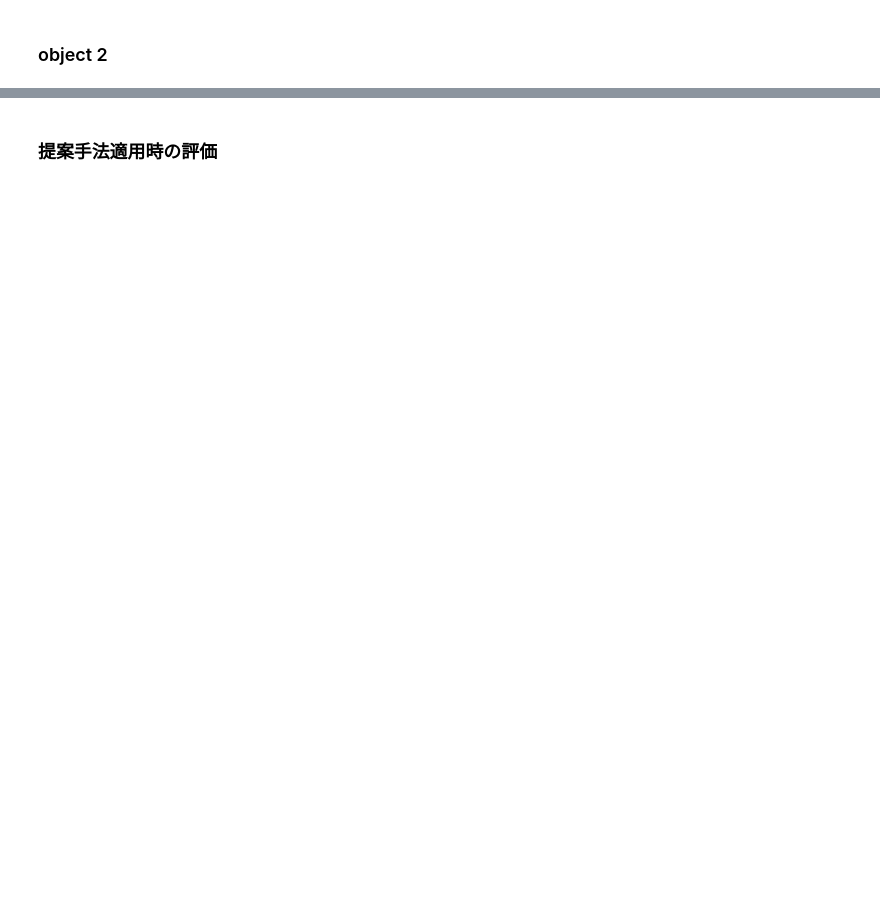
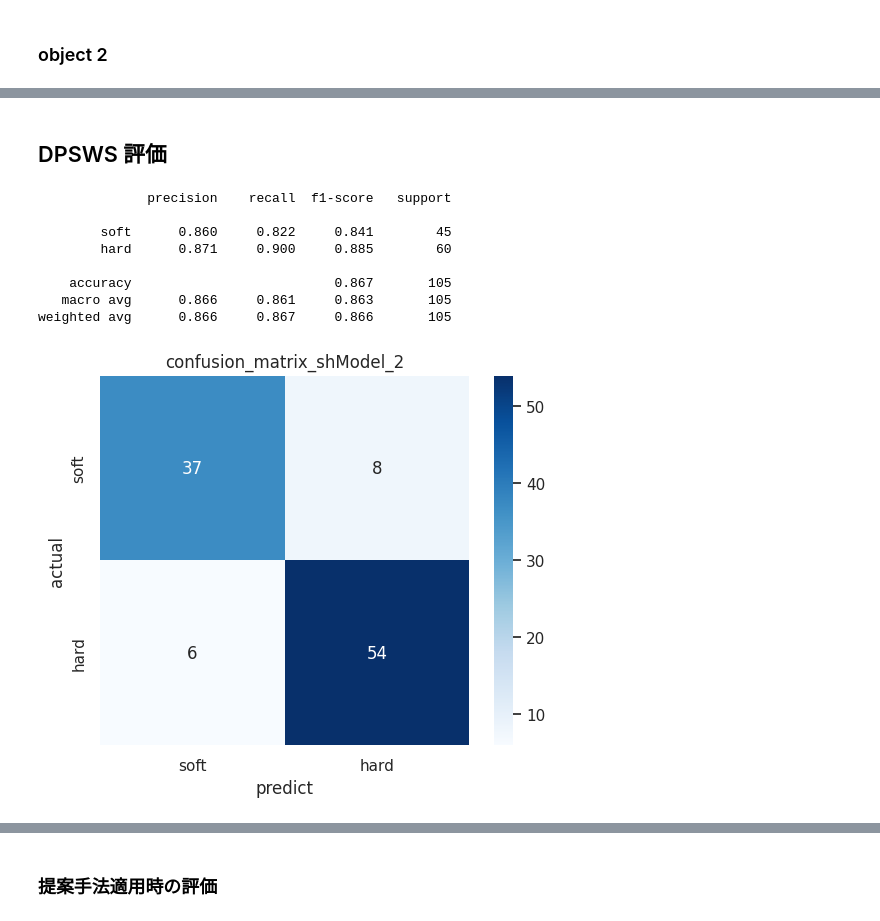
Before and after one commit to nish247/CNN_contact-obj, a Jupyter notebook: main.ipynb, the cells around one changed output, grey strips where cells are left out. Saved outputs shown, nothing was run; the diff lists cells and outputs as text; code cells hidden in the pictures; blank space fills up the shorter version.

```diff
--- a/main.ipynb
+++ b/main.ipynb
@@ -2295,0 +1673,35 @@ torch.Size([5, 21])
+# %% [markdown]
+## DPSWS 評価
+# %%
+model_path = 'data/models_saved/202406302320_shModel_1.pth'
+shModel_eval = torch.load(model_path)
+#データセットの選択・データローダに読み込む
+train_feature,train_labels, val_feature, val_labels,test_feature,test_labels = Alldataset()
+# train_feature,train_labels, val_feature, val_labels,test_feature,test_labels = Make_other_dataset(2)
+
+# tensorDatasetの作成
+label_num = 2
+train = torch.utils.data.TensorDataset(train_feature, train_labels[:,label_num])
+val = torch.utils.data.TensorDataset(val_feature, val_labels[:,label_num])
+test = torch.utils.data.TensorDataset(test_feature, test_labels[:,label_num])
+
+# データローダに読み込む
+
+batch_size = 25 # バッチサイズ
+
+# shuffle はデフォルトで False のため、学習データのみ True に指定
+train_loader = torch.utils.data.DataLoader(train, batch_size)
+val_loader = torch.utils.data.DataLoader(val, batch_size)
+test_loader = torch.utils.data.DataLoader(test, batch_size)
+shPreds , shActuals, shReport , shConfidences = EvalCNN_trained(test_loader,device,0,2,shModel_eval)
+print(shReport)
+# %% [output]
+              precision    recall  f1-score   support
+
+        soft      0.860     0.822     0.841        45
+        hard      0.871     0.900     0.885        60
+
+    accuracy                          0.867       105
+   macro avg      0.866     0.861     0.863       105
+weighted avg      0.866     0.867     0.866       105
+[figure, added]
```
Also changed, not shown: parts of 55 cells of this notebook.
